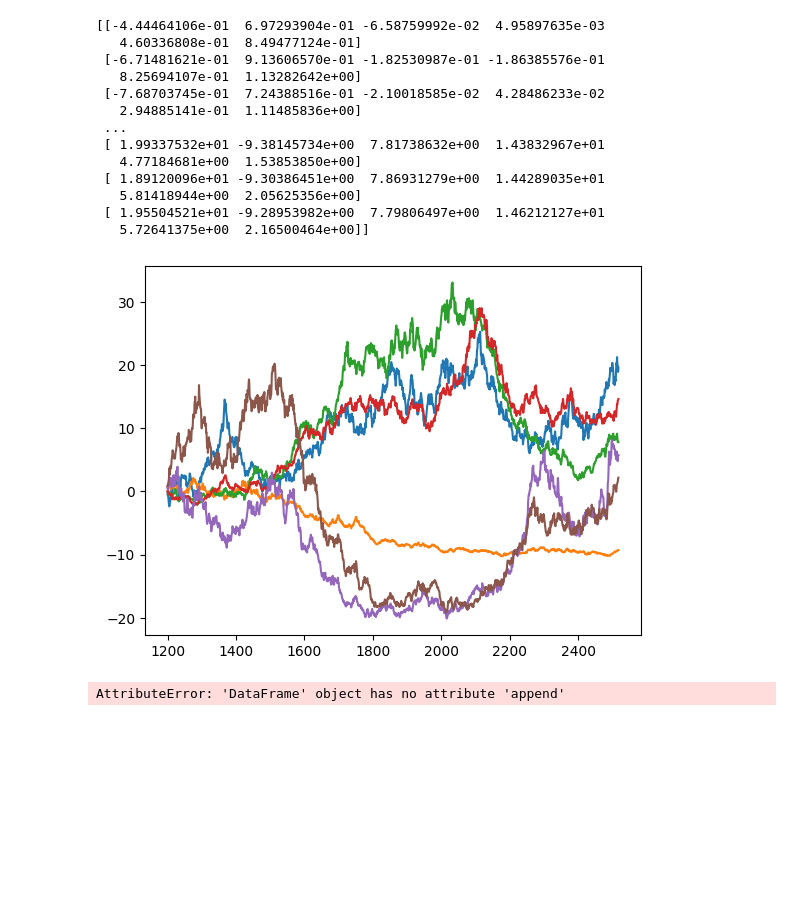
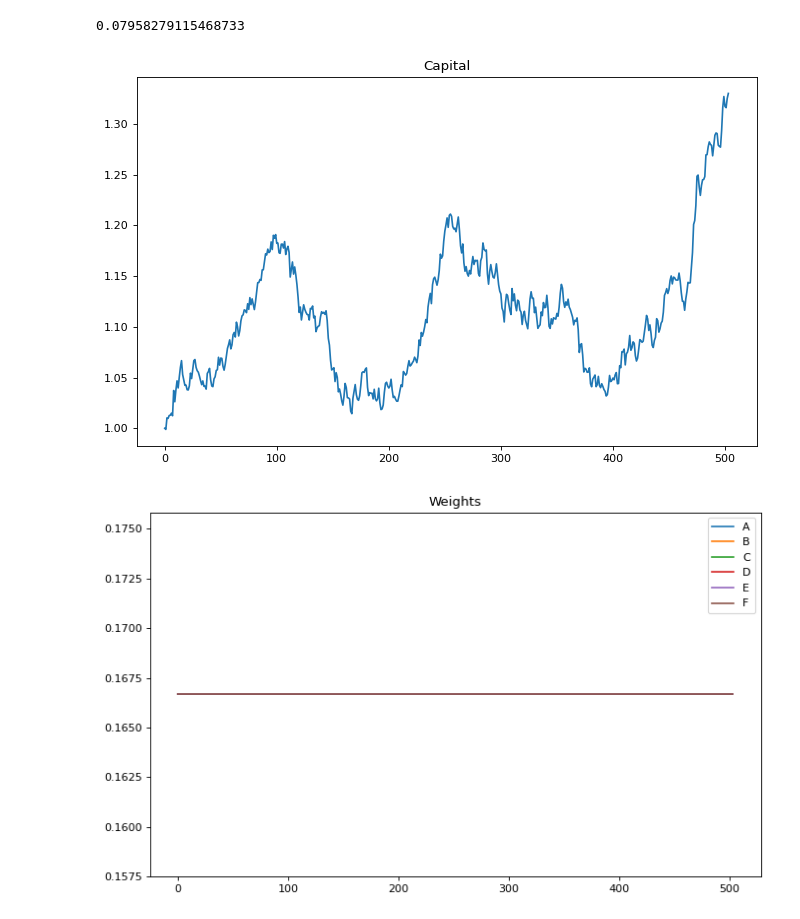
Before and after one commit to sabvan/UChicagoTradingComp, a Jupyter notebook: case2/uniform.ipynb, the cells around one changed output. Drawn from its saved outputs; the diff is of its cells as text; code cells hidden in the pictures; blank space fills up the shorter version.

Commit message:
uniform with working grading

```diff
--- a/case2/uniform.ipynb
+++ b/case2/uniform.ipynb
@@ -42,42 +22,3 @@ def calculateWeights():
-# %%
-# main run
-totalprofits = np.zeros((test.shape[0] - 1, 6))
-currentprofits = np.zeros(6)
-
-for i in range (test.shape[0] - 1):
-    weights = calculateWeights() # at a round i
-    currentprofits += returnprofits(weights, i)
-    totalprofits[i] = currentprofits
-
-x = np.arange(start=1200, stop=2519, step=1)
-
-fig = plt.figure()
-for m in range(6):
-    #print(totalprofits[:, m])
-    plt.plot(x, totalprofits[:, m], label = m)
-
-print(totalprofits)
-
-'''
-1000
-0.5 into stock -> invest 500
-500 in 5 stocks and price from 100 to 120 -> my money goes to 600
-'''
-# %% [output]
-[[-4.44464106e-01  6.97293904e-01 -6.58759992e-02  4.95897635e-03
-   4.60336808e-01  8.49477124e-01]
- [-6.71481621e-01  9.13606570e-01 -1.82530987e-01 -1.86385576e-01
-   8.25694107e-01  1.13282642e+00]
- [-7.68703745e-01  7.24388516e-01 -2.10018585e-02  4.28486233e-02
-   2.94885141e-01  1.11485836e+00]
- ...
- [ 1.99337532e+01 -9.38145734e+00  7.81738632e+00  1.43832967e+01
-   4.77184681e+00  1.53853850e+00]
- [ 1.89120096e+01 -9.30386451e+00  7.86931279e+00  1.44289035e+01
-   5.81418944e+00  2.05625356e+00]
- [ 1.95504521e+01 -9.28953982e+00  7.79806497e+00  1.46212127e+01
-   5.72641375e+00  2.16500464e+00]]
-[figure, removed]
 # %%
 ## given grading data
 class Allocator():
@@ -85,9 +26,7 @@ class Allocator():
         '''
         Anything data you want to store between days must be stored in a class field
         '''
-
         self.running_price_paths = train_data.copy()
-
         self.train_data = train_data.copy()
 
         # Do any preprocessing here -- do not touch running_price_paths, it will store the price path up to that data
@@ -98,7 +37,8 @@ class Allocator():
         asset_prices: np array of length 6, prices of the 6 assets on a particular day
         weights: np array of length 6, portfolio allocation for the next day
         '''
-        self.running_price_paths.append(asset_prices, ignore_index = True)
+        ### edit: used np.append to make this work
+        self.running_price_paths = np.append(self.running_price_paths, asset_prices)
 
         ### TODO Implement your code here
         weights = calculateWeights()
@@ -132,7 +72,22 @@ def grading(train_data, test_data):
         sharpe = 0
 
     return sharpe, capital, weights
-# %%
-sharpe, capital, weights = grading(train, test)
-# %% [output]
-AttributeError: 'DataFrame' object has no attribute 'append'
+# %%
+# run simulation
+sharpe, capital, weights = grading(train, test)
+print(sharpe)
+
+plt.figure(figsize=(10, 6), dpi=80)
+plt.title("Capital")
+plt.plot(np.arange(len(test)), capital)
+plt.show()
+
+plt.figure(figsize=(10, 6), dpi=80)
+plt.title("Weights")
+plt.plot(np.arange(len(test)), weights)
+plt.legend(test.columns)
+plt.show()
+# %% [output]
+0.07958279115468733
+[figure, added]
+[figure, added]
```
Also changed, not shown: parts of 3 cells of this notebook.
